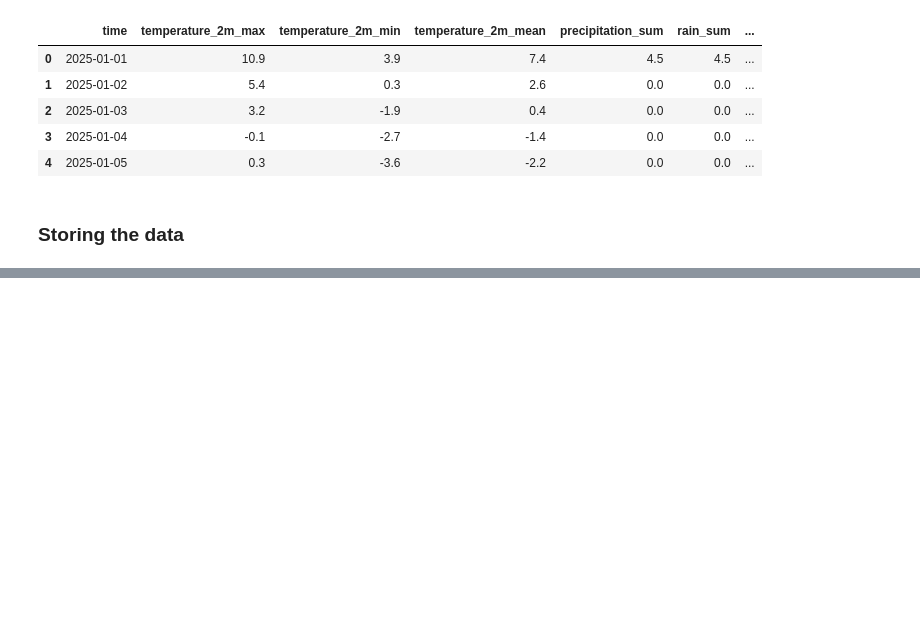
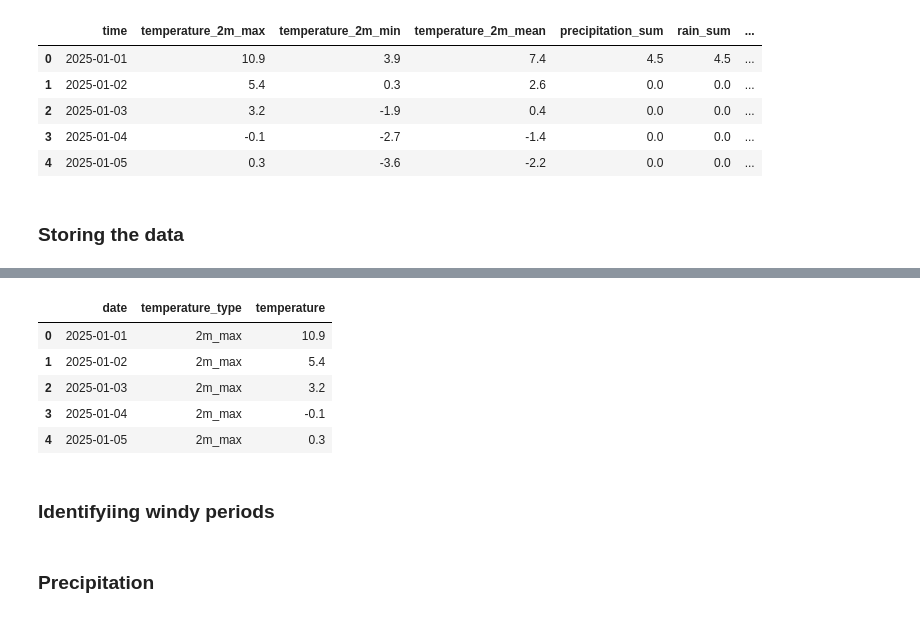
Before and after one commit to StellaMalakyan/citibike_analysis, a Jupyter notebook: notebooks/3_Weather_Data.ipynb, the cells around one changed output, grey strips where cells are left out. Cells and saved outputs as stored; diff of their text form; code cells hidden in the pictures; blank space fills up the shorter version.

```diff
--- a/notebooks/3_Weather_Data.ipynb
+++ b/notebooks/3_Weather_Data.ipynb
@@ -69,0 +144,14 @@ weather_data.to_csv(f'{OUTPUT_DIR}/JC/jersey_weather_2025.csv',index=False)
+# %%
+temperature_long["temperature_type"] = (
+temperature_long["temperature_type"]
+.str.replace("temperature_", "", regex=False)
+)
+
+temperature_long.head()
+# %% [output]
+|  | date | temperature_type | temperature |
+| 0 | 2025-01-01 | 2m_max | 10.9 |
+| 1 | 2025-01-02 | 2m_max | 5.4 |
+| 2 | 2025-01-03 | 2m_max | 3.2 |
+| 3 | 2025-01-04 | 2m_max | -0.1 |
+| 4 | 2025-01-05 | 2m_max | 0.3 |
@@ -69,0 +175,2 @@ weather_data.to_csv(f'{OUTPUT_DIR}/JC/jersey_weather_2025.csv',index=False)
+# %% [markdown]
+### Identifyiing windy periods
@@ -69,0 +189,2 @@ weather_data.to_csv(f'{OUTPUT_DIR}/JC/jersey_weather_2025.csv',index=False)
+# %% [markdown]
+### Precipitation
```
Also changed, not shown: parts of 11 cells of this notebook.
